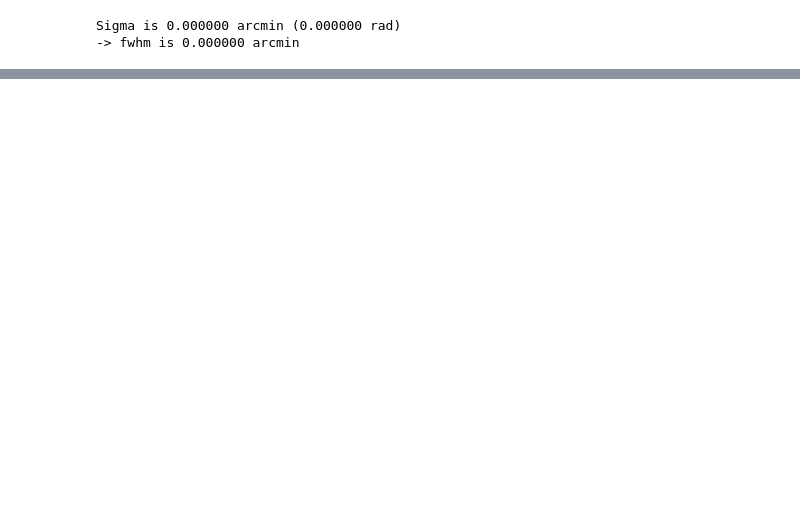
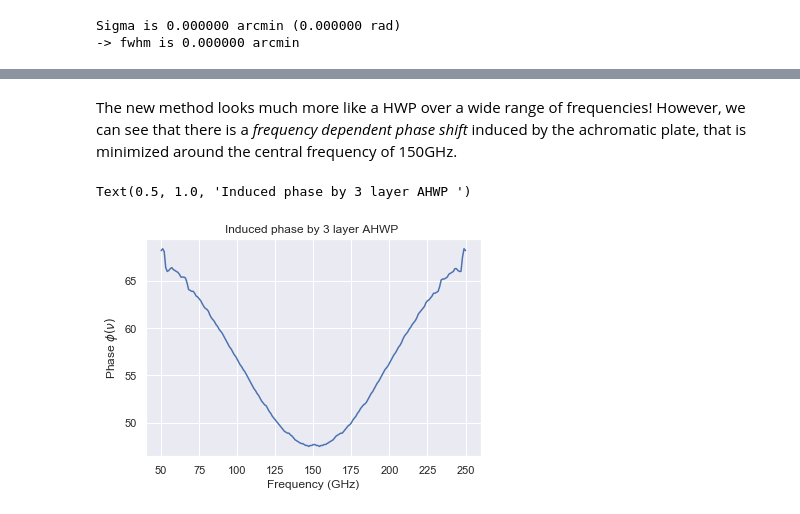
Before and after one commit to AdriJD/beamconv, a Jupyter notebook: notebooks/HWP_Class_tests.ipynb, the cells around one changed output, grey strips where cells are left out. Saved outputs shown, nothing was run; the diff lists cells and outputs as text; code cells hidden in the pictures; blank space fills up the shorter version.

Commit message:
added a section on AHWP to the notebook

```diff
--- a/notebooks/HWP_Class_tests.ipynb
+++ b/notebooks/HWP_Class_tests.ipynb
@@ -546,0 +641,12 @@ So, up to some Q <-> U leakage at the 1e-10 uK level, we reproduce the expected
+# %% [markdown]
+The new method looks much more like a HWP over a wide range of frequencies! However, we can see that there is a _frequency dependent phase shift_ induced by the achromatic plate, that is minimized around the central frequency of 150GHz.
+# %%
+phase = theta[np.argmax(np.real(B[:,1,50:900]), axis=1)]
+plt.figure(5)
+plt.plot(nu, phase)
+plt.xlabel('Frequency (GHz)')
+plt.ylabel(r'Phase $\phi(\nu)$')
+plt.title('Induced phase by 3 layer AHWP ')
+# %% [output]
+Text(0.5, 1.0, 'Induced phase by 3 layer AHWP ')
+[figure, added]
```
Also changed, not shown: parts of 24 cells of this notebook.
